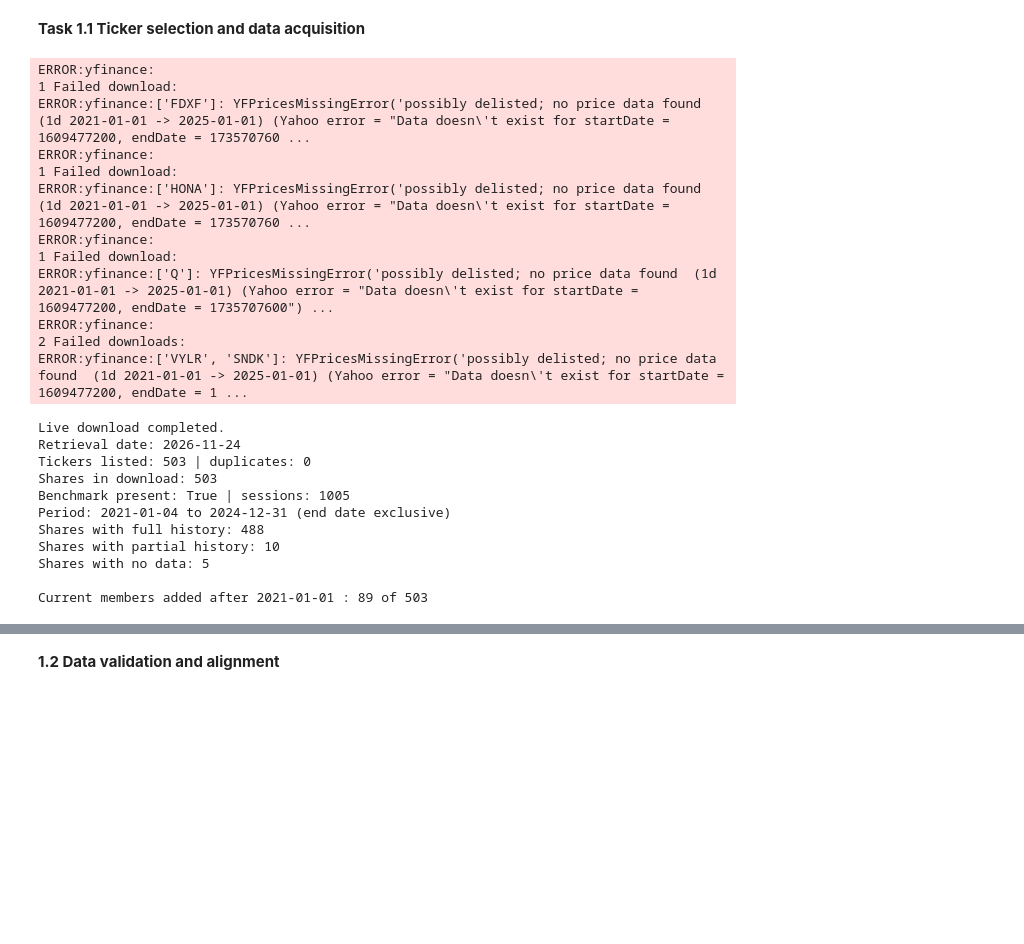
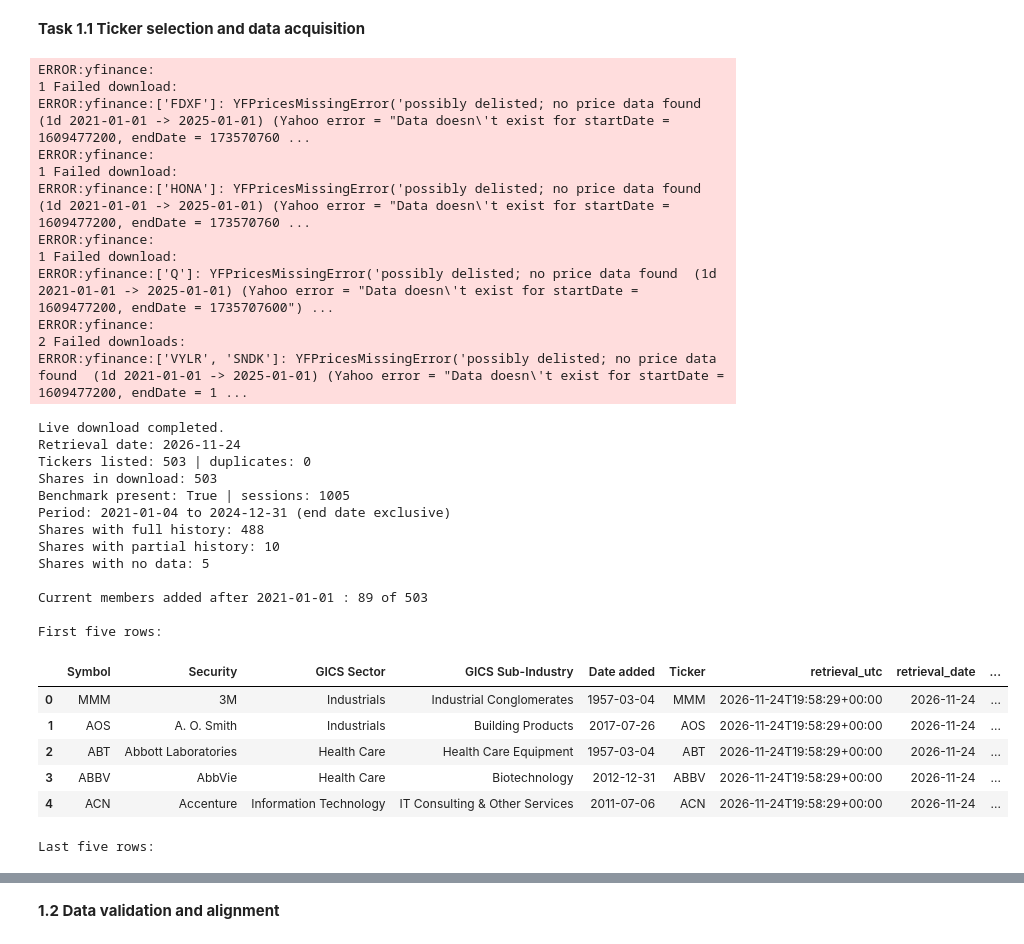
Before and after one commit to Pawanithalagala/sp500-stock-marketanalysis, a Jupyter notebook: 6BUIS017W_CRM_&_CM_With_BI.ipynb, the cells around one changed output, grey strips where cells are left out. Drawn from its saved outputs; the diff is of its cells as text; code cells hidden in the pictures; blank space fills up the shorter version.

Commit message:
Finalize CRM & CM with BI Python implementation

```diff
--- a/6BUIS017W_CRM_&_CM_With_BI.ipynb
+++ b/6BUIS017W_CRM_&_CM_With_BI.ipynb
@@ -112,7 +112,7 @@ late = cons.loc[added > pd.Timestamp(START), ["Ticker", "Security", "Date added"
 print("\nCurrent members added after", START, ":", len(late), "of", len(cons))
 late.to_csv(f"{DATA_DIR}/constituents_added_after_start.csv", index=False)
 
-# Save a manifest (read again in 1.2)
+# Save a manifest
 manifest = {
     "study_start": START,
     "study_end_exclusive": END,
@@ -120,33 +120,49 @@ manifest = {
     "price_fields": "auto_adjust=False; Close, Adj Close and Volume saved",
     "why_yfinance": "gives adjusted prices and volume, no API key needed; unofficial (limitation)",
     "live_download_this_run": live_ok,
     "failed_batches": failed_batches,
-    "python": platform.python_version(),
-    "packages": {p: version(p) for p in ["pandas", "numpy", "yfinance", "lxml", "requests"]},
-}
+    }
 with open(f"{DATA_DIR}/acquisition_manifest.json", "w") as f:
     json.dump(manifest, f, indent=2, default=str)
+
+# Display
+raw_data = cons
+
+print("\nFirst five rows:")
+display(raw_data.head())
+
+print("\nLast five rows:")
+display(raw_data.tail())
 # %% [output]
 ERROR:yfinance:
 1 Failed download:
 ERROR:yfinance:['FDXF']: YFPricesMissingError('possibly delisted; no price data found  (1d 2021-01-01 -> 2025-01-01) (Yahoo error = "Data doesn\'t exist for startDate = 1609477200, endDate = 173570760 ...
 ERROR:yfinance:
 1 Failed download:
 ERROR:yfinance:['HONA']: YFPricesMissingError('possibly delisted; no price data found  (1d 2021-01-01 -> 2025-01-01) (Yahoo error = "Data doesn\'t exist for startDate = 1609477200, endDate = 173570760 ...
 ERROR:yfinance:
 1 Failed download:
 ERROR:yfinance:['Q']: YFPricesMissingError('possibly delisted; no price data found  (1d 2021-01-01 -> 2025-01-01) (Yahoo error = "Data doesn\'t exist for startDate = 1609477200, endDate = 1735707600") ...
 ERROR:yfinance:
 2 Failed downloads:
 ERROR:yfinance:['VYLR', 'SNDK']: YFPricesMissingError('possibly delisted; no price data found  (1d 2021-01-01 -> 2025-01-01) (Yahoo error = "Data doesn\'t exist for startDate = 1609477200, endDate = 1 ...
 Live download completed.
 Retrieval date: 2026-11-24
 Tickers listed: 503 | duplicates: 0
 Shares in download: 503
 Benchmark present: True | sessions: 1005
 Period: 2021-01-04 to 2024-12-31 (end date exclusive)
 Shares with full history: 488
 Shares with partial history: 10
 Shares with no data: 5
 
 Current members added after 2021-01-01 : 89 of 503
+
+First five rows:
+|  | Symbol | Security | GICS Sector | GICS Sub-Industry | Date added | Ticker | retrieval_utc | retrieval_date | ... |
+| 0 | MMM | 3M | Industrials | Industrial Conglomerates | 1957-03-04 | MMM | 2026-11-24T19:58:29+00:00 | 2026-11-24 | ... |
+| 1 | AOS | A. O. Smith | Industrials | Building Products | 2017-07-26 | AOS | 2026-11-24T19:58:29+00:00 | 2026-11-24 | ... |
+| 2 | ABT | Abbott Laboratories | Health Care | Health Care Equipment | 1957-03-04 | ABT | 2026-11-24T19:58:29+00:00 | 2026-11-24 | ... |
+| 3 | ABBV | AbbVie | Health Care | Biotechnology | 2012-12-31 | ABBV | 2026-11-24T19:58:29+00:00 | 2026-11-24 | ... |
+| 4 | ACN | Accenture | Information Technology | IT Consulting & Other Services | 2011-07-06 | ACN | 2026-11-24T19:58:29+00:00 | 2026-11-24 | ... |
+Last five rows:
```
Also changed, not shown: parts of 1 cell of this notebook.
